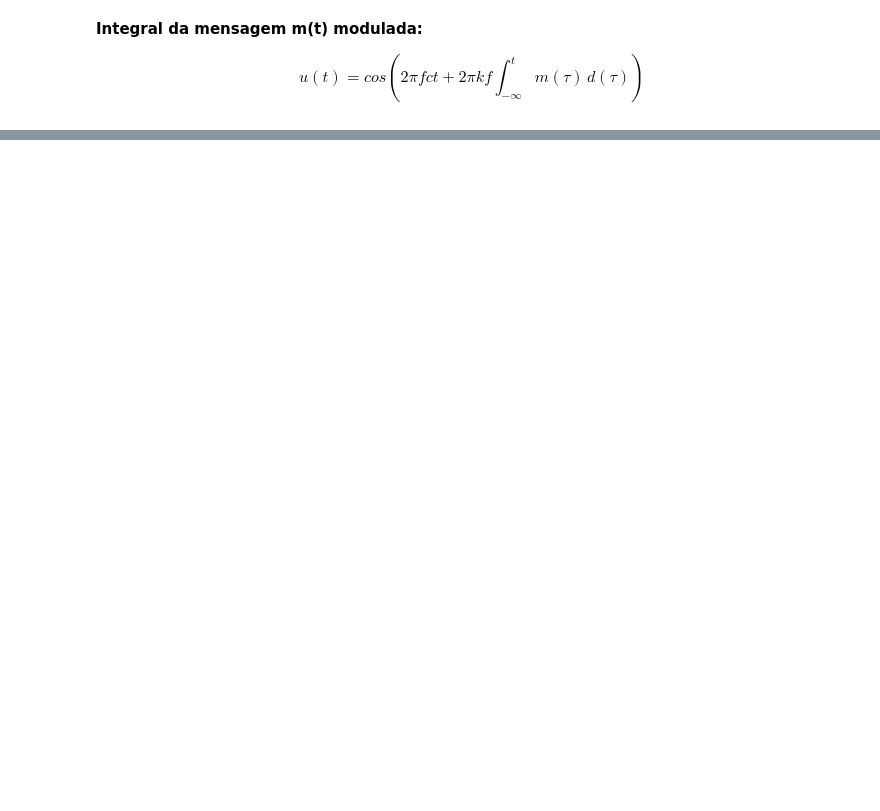
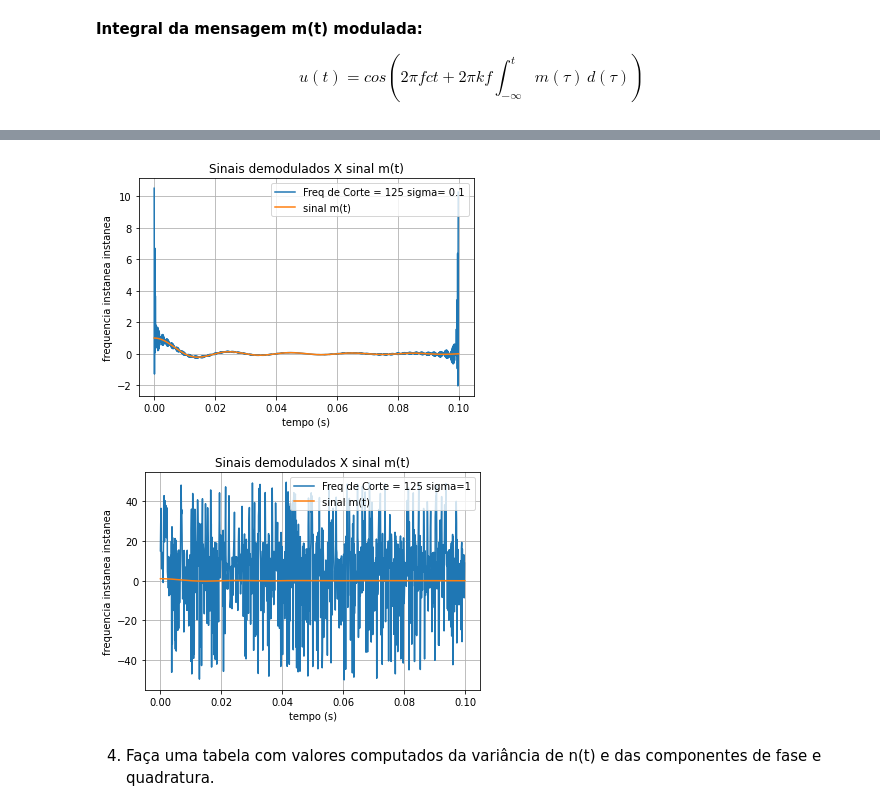
Before and after one commit to mfelippe/Principio-de-Comunica-o, a Jupyter notebook: Sinais AM e FM/Prova_3.ipynb, the cells around one changed output, grey strips where cells are left out. Saved outputs shown, nothing was run; the diff lists cells and outputs as text; code cells hidden in the pictures; blank space fills up the shorter version.

```diff
--- a/Sinais AM e FM/Prova_3.ipynb
+++ b/Sinais AM e FM/Prova_3.ipynb
@@ -58,0 +338,38 @@ $$ u(t)=cos(2\pi fct + 2\pi kf \int_{-\infty}^{t} m({\tau})\,d(\tau )) $$
+# %%
+#demodulação com sigma = 0.1
+hat_u_i_A = butter_lowpass_filter(r_t_A*c_t,cutoff,fs)
+hat_u_q_A = butter_lowpass_filter(r_t_A*s_t,cutoff,fs)
+phase_inst_A = np.unwrap(np.arctan2(hat_u_q,hat_u_i))
+freq_inst_A = np.diff(phase_inst)/(2*np.pi*kf*ts)
+
+#demodulação com sigma = 1
+hat_u_i_B = butter_lowpass_filter(r_t_B*c_t,cutoff,fs)
+hat_u_q_B = butter_lowpass_filter(r_t_B*s_t,cutoff,fs)
+phase_inst_A = np.unwrap(np.arctan2(hat_u_q,hat_u_i))
+freq_inst_A = np.diff(phase_inst)/(2*np.pi*kf*ts)
+# %%
+plt.plot(t[0:N-1],freq_inst_A,label="Freq de Corte = 125 sigma= 0.1")
+#plt.plot(t[0:N-1],freq_inst_B,label="Freq de Corte = 125 sigma=1")
+plt.plot(t,m_t,'-', label="sinal m(t)")
+plt.grid()
+plt.legend(loc=1)
+plt.xlabel('tempo (s)')
+plt.ylabel('frequencia instanea instanea')
+plt.title("Sinais demodulados X sinal m(t)")
+plt.show()
+
+
+#plt.plot(t[0:N-1],freq_inst_A,label="Freq de Corte = 125 sigma= 0.1")
+plt.plot(t[0:N-1],freq_inst_B,label="Freq de Corte = 125 sigma=1")
+plt.plot(t,m_t,'-', label="sinal m(t)")
+plt.grid()
+plt.legend(loc=1)
+plt.xlabel('tempo (s)')
+plt.ylabel('frequencia instanea instanea')
+plt.title("Sinais demodulados X sinal m(t)")
+plt.show()
+# %% [output]
+[figure, added]
+[figure, added]
+# %% [markdown]
+4. Faça uma tabela com valores computados da variância de n(t) e das componentes de fase e quadratura.
```
Also changed, not shown: parts of 17 cells of this notebook.
